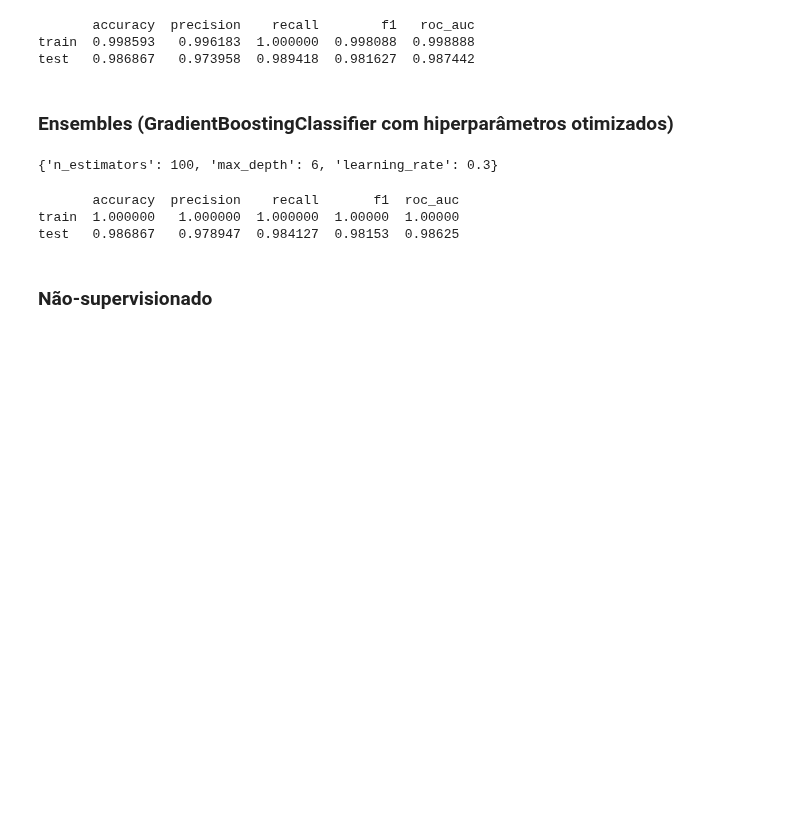
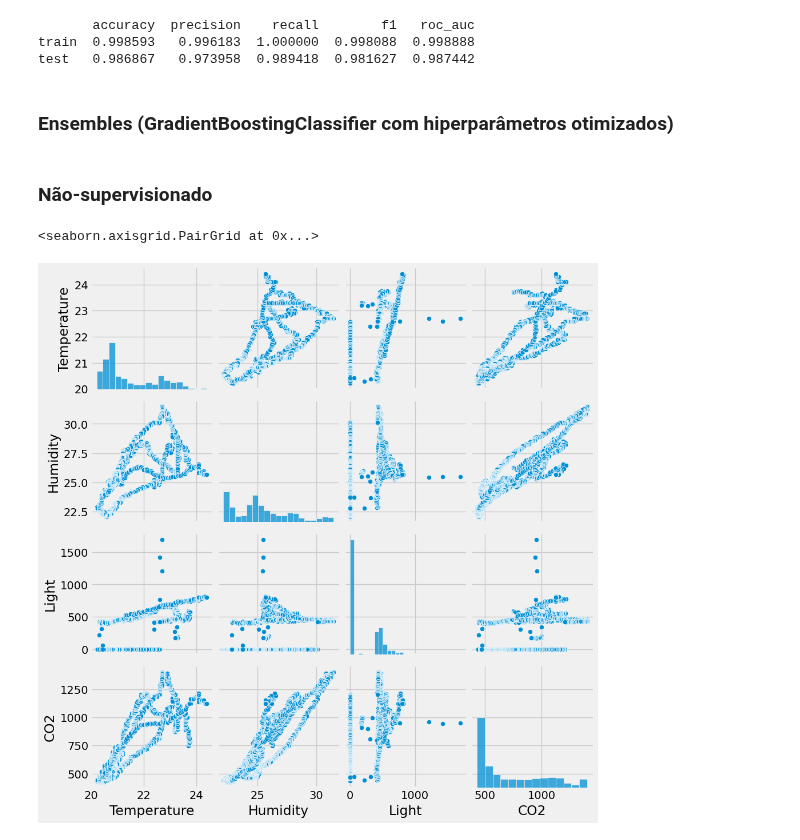
Before and after one commit to RayVilaca/Bootcamp-Data-Science-Ada, a Jupyter notebook: projetos-conclusao-modulo/modulo 6/projeto.ipynb, the cells around one changed output. Saved outputs shown, nothing was run; the diff lists cells and outputs as text; code cells hidden in the pictures; blank space fills up the shorter version.

Commit message:
feat: add NS model

```diff
--- a/projetos-conclusao-modulo/modulo 6/projeto.ipynb
+++ b/projetos-conclusao-modulo/modulo 6/projeto.ipynb
@@ -364,47 +367,41 @@ fig.show()
 # %% [markdown]
 ### Ensembles (GradientBoostingClassifier com hiperparâmetros otimizados)
 # %%
-# Selecionando os parâmetros que serão testados
-parametros = {
-  'learning_rate': [0.1, 0.2, 0.3],
-  'n_estimators': [100, 200],
-  'max_depth': [2, 3, 6],
-}
+# # Selecionando os parâmetros que serão testados
+# parametros = {
+#   'learning_rate': [0.1, 0.2, 0.3],
+#   'n_estimators': [100, 200],
+#   'max_depth': [2, 3, 6],
+# }
 
-# Configurando a busca para o classificador KNN utilizando os parâmetros selecionados
-random_search = RandomizedSearchCV(
-  estimator=GradientBoostingClassifier(),
-  param_distributions=parametros,
-  n_iter=200,
-  cv=5,
-  random_state=RANDOM_STATE
-)
+# # Configurando a busca para o classificador KNN utilizando os parâmetros selecionados
+# random_search = RandomizedSearchCV(
+#   estimator=GradientBoostingClassifier(),
+#   param_distributions=parametros,
+#   n_iter=200,
+#   cv=5,
+#   random_state=RANDOM_STATE
+# )
 
-# Ajustando a pesquisa aleatória ao conjunto de treinamento
-random_search.fit(X_train, y_train)
+# # Ajustando a pesquisa aleatória ao conjunto de treinamento
+# random_search.fit(X_train, y_train)
 
-# obtendo os melhores parâmetros
-gbc_melhores_parametros = random_search.best_params_
-print(gbc_melhores_parametros)
+# # obtendo os melhores parâmetros
+# gbc_melhores_parametros = random_search.best_params_
+# print(gbc_melhores_parametros)
-# %% [output]
-{'n_estimators': 100, 'max_depth': 6, 'learning_rate': 0.3}
 # %%
-# Instanciando um novo classificador KNN configurado com os melhores parâmetros
-gbc_parametros_otimizados = GradientBoostingClassifier(**gbc_melhores_parametros)
+# # Instanciando um novo classificador KNN configurado com os melhores parâmetros
+# gbc_parametros_otimizados = GradientBoostingClassifier(**gbc_melhores_parametros)
 
-# Treinar o modelo
-gbc_parametros_otimizados.fit(X_train, y_train)
+# # Treinar o modelo
+# gbc_parametros_otimizados.fit(X_train, y_train)
 
-# Prever as classes utilizando o X de treino
-y_train_pred = gbc_parametros_otimizados.predict(X_train)
+# # Prever as classes utilizando o X de treino
+# y_train_pred = gbc_parametros_otimizados.predict(X_train)
 
-# Prever as classes utilizando o X de teste
-y_test_pred = gbc_parametros_otimizados.predict(X_test)
+# # Prever as classes utilizando o X de teste
+# y_test_pred = gbc_parametros_otimizados.predict(X_test)
 
-# Obtendo as principais métricas de desempenho para o classificador
-print(criar_df_metricas(y_train, y_train_pred, y_test, y_test_pred))
+# # Obtendo as principais métricas de desempenho para o classificador
+# print(criar_df_metricas(y_train, y_train_pred, y_test, y_test_pred))
-# %% [output]
-       accuracy  precision    recall       f1  roc_auc
-train  1.000000   1.000000  1.000000  1.00000  1.00000
-test   0.986867   0.978947  0.984127  0.98153  0.98625
 # %%
@@ -433,2 +430,7 @@ fig.show()
 # %% [markdown]
 ### Não-supervisionado
+# %%
+sns.pairplot(data=X)
+# %% [output]
+<seaborn.axisgrid.PairGrid at 0x...>
+[figure, added]
```
Also changed, not shown: parts of 12 cells of this notebook.
